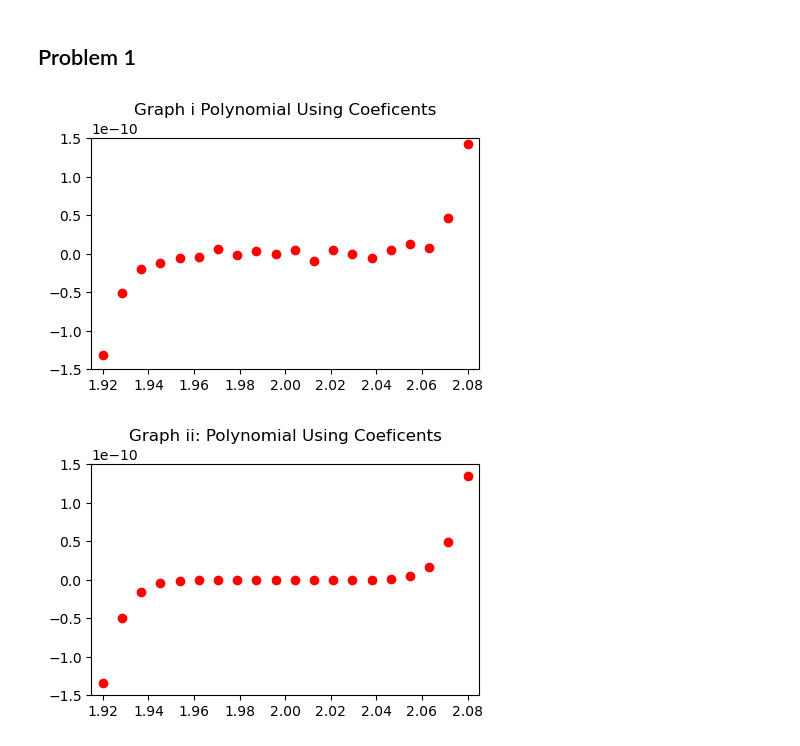
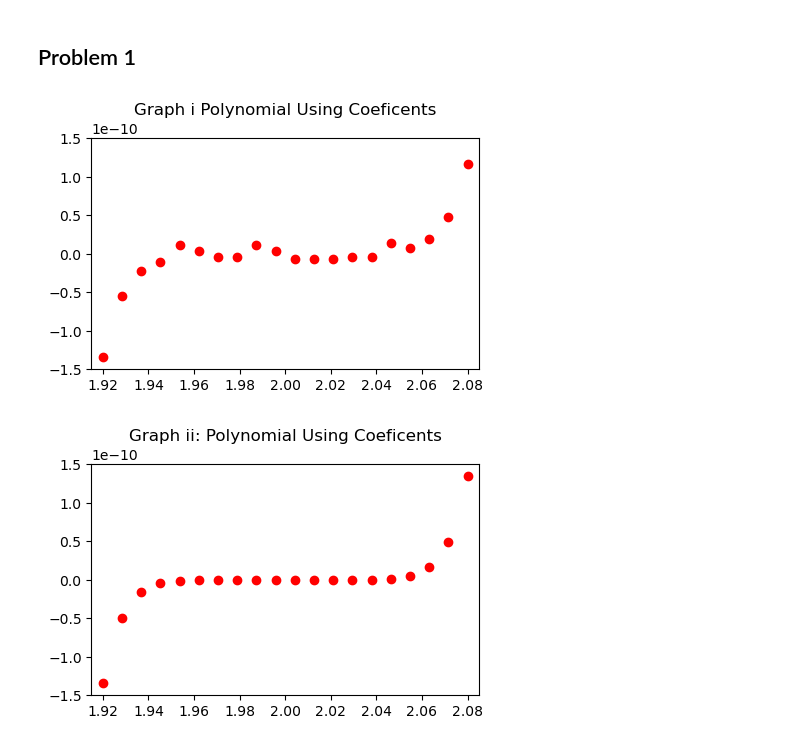
Before and after one commit to JensenLav/APPM4600, a Jupyter notebook: HW2/hw2.ipynb, the cells around one changed output. Cells and saved outputs as stored; diff of their text form; code cells hidden in the pictures.

```diff
--- a/HW2/hw2.ipynb
+++ b/HW2/hw2.ipynb
@@ -9,27 +9,32 @@ import sympy as sp
 # %%
 
 x1,x2,y1,y2 = 1.92, 2.08, -1.5e-10, 1.5e-10
 N = 20
 points_x = [x1]
 points_y = []
 roots = 2
-p = np.poly1d([1,-18,144,-672,2016,-4032,5376,-4608,2304,-512])
+p = [1,-18,144,-672,2016,-4032,5376,-4608,2304,-512]
+power = 9
 eqidist = (x2 - x1) / (N-1)
 
 for i in range(1,N-1):
     points_x.append((x1 + i*eqidist))
 points_x.append(x2)
 
 for j in range(len(points_x)):
-    points_y.append(np.polyval(p, points_x[j]))
+    for s in range(len(p)):
+        if s == 0:
+            points_y.append(p[s]*points_x[j]**power)
+        else:
+            points_y[j] = points_y[j] + p[s]*points_x[j]**(power - s)
 
 plt.figure(figsize=(5,3))
 plt.title('Graph i Polynomial Using Coeficents')
 plt.axis([x1-0.005, x2+0.005, y1, y2])
 plt.scatter(points_x, points_y, color='red')
 plt.show()
 # %% [output]
-[figure, old version]
+[figure, new version]
 # %%
 def f(x):
     return (x-2)**9
```
Also changed, not shown: parts of 1 cell of this notebook.
